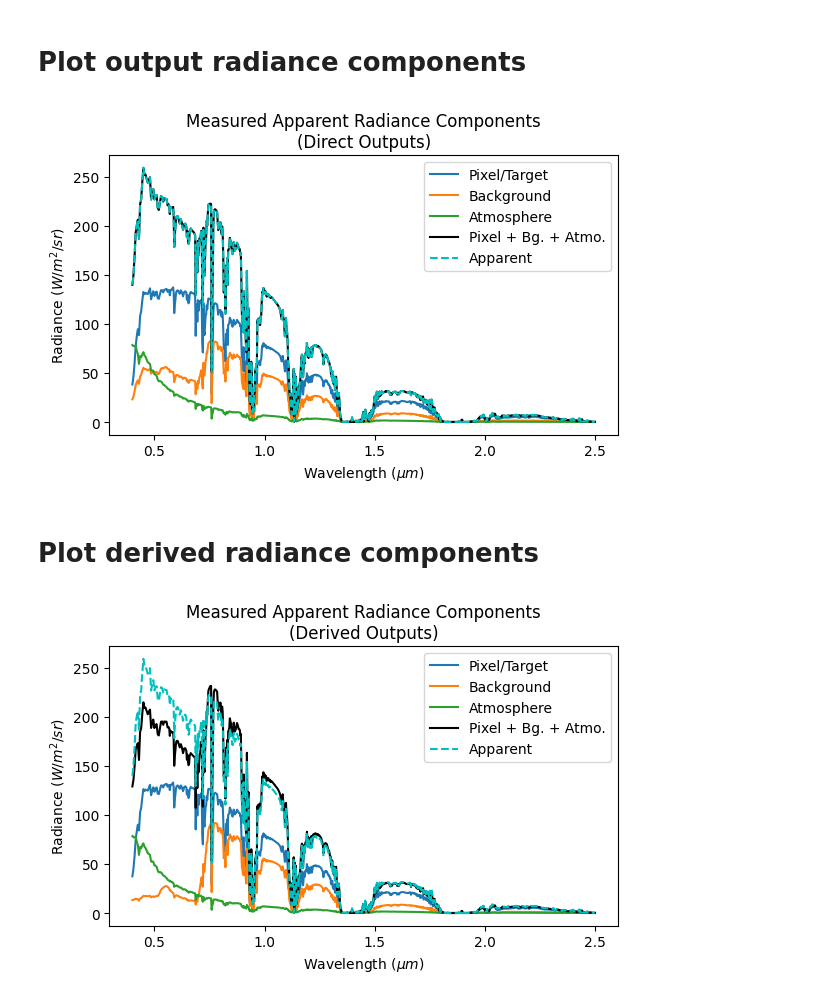
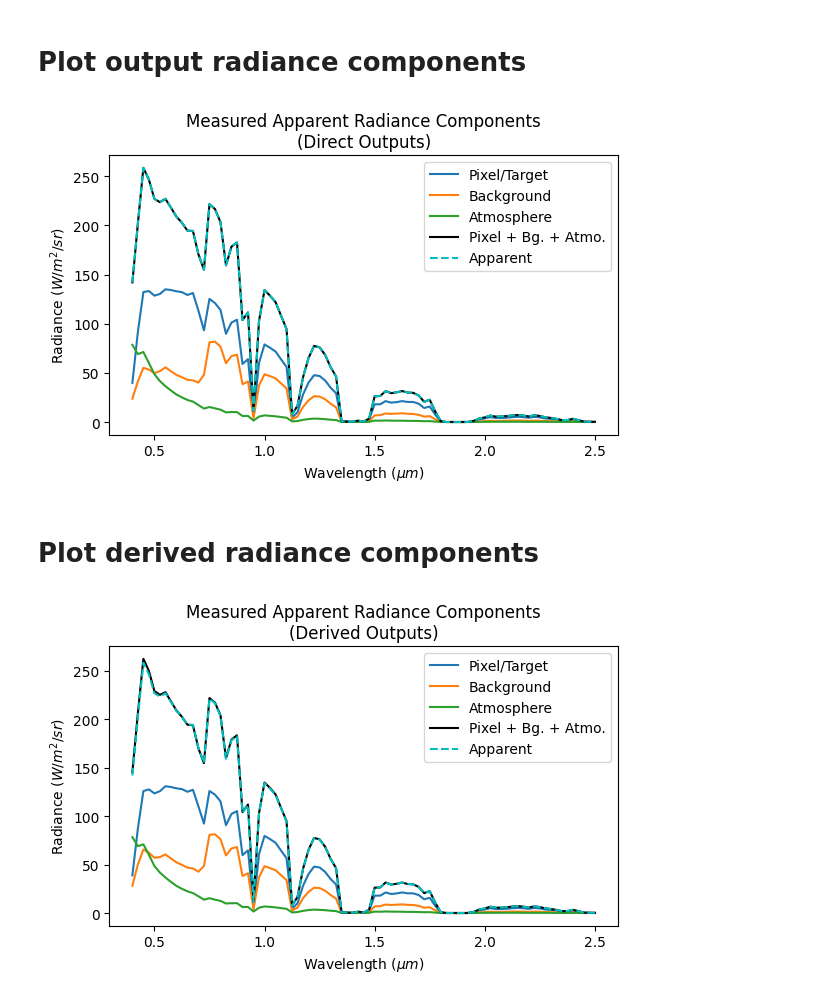
Before and after one commit to brianschubert/rtm-wrapper, a Jupyter notebook: notebooks/examples.ipynb, the cells around one changed output. Drawn from its saved outputs; the diff is of its cells as text; code cells hidden in the pictures.

Commit message:
Solve rho_t vs rho_b weighting in example for radius=0.5

```diff
--- a/notebooks/examples.ipynb
+++ b/notebooks/examples.ipynb
@@ -10,7 +10,7 @@ from rtm_wrapper import Py6SDenseOutput, make_sixs_wrapper
 # %% [markdown]
 # Setup
 # %%
-wl_spacing = 0.0025
+wl_spacing = 0.025
 wl = np.arange(0.4, 2.5 + wl_spacing, wl_spacing)
 
 usgs_lib = splib07.Splib07("usgs_splib07.zip")
@@ -25,8 +25,9 @@ s.altitudes.set_sensor_satellite_level()
 # s.ground_reflectance = Py6S.GroundReflectance().HomogeneousLambertian(
 #     np.stack((wl, ground_spec.spectrum), axis=-1)
 # )
+radius = 0.5
 s.ground_reflectance = Py6S.GroundReflectance().HeterogeneousLambertian(
-    radius=0.5,
+    radius=radius,
     ro_target=np.stack((wl, target_spec.spectrum), axis=-1),
     ro_env=np.stack((wl, ground_spec.spectrum), axis=-1),
 )
@@ -62,7 +63,7 @@ ax.set_xlabel(r"Wavelength ($\mu m$)")
 ax.set_ylabel(r"Radiance ($W/m^2/sr$)")
 ax.set_title("Measured Apparent Radiance Components\n(Direct Outputs)");
 # %% [output]
-[figure, old version]
+[figure, new version]
 # %% [markdown]
 # Plot derived radiance components
 # %%
@@ -82,32 +83,32 @@ l_background = (
     outputs.cos_zenith_solar
     * outputs.solar_spectrum
     * outputs.transmittance_global_gas["total"]
     * (outputs.transmittance_direct_down + outputs.transmittance_diffuse_down)
     * outputs.transmittance_diffuse_up
-    * rho_b
+    * (rho_b + rho_t) / 2  # only for radius of 0.5 km
     * s_star
 ) / np.pi
 l_diff_amto = (
     outputs.cos_zenith_solar
     * outputs.solar_spectrum
     * outputs.atmospheric_intrinsic_reflectance
 ) / np.pi
 l_model = l_target + l_background + l_diff_amto
 
 fig, ax = plt.subplots(figsize=(6, 4), layout="tight")
 ax.plot(wl, l_target, label="Pixel/Target")
 ax.plot(wl, l_background, label="Background")
 ax.plot(wl, l_diff_amto, label="Atmosphere")
 ax.plot(
     wl,
     l_model,
     label="Pixel + Bg. + Atmo.",
     color="k",
 )
 ax.plot(wl, outputs.apparent_radiance, label="Apparent", linestyle="--", color="c")
 ax.legend()
 ax.set_xlabel(r"Wavelength ($\mu m$)")
 ax.set_ylabel(r"Radiance ($W/m^2/sr$)")
 ax.set_title("Measured Apparent Radiance Components\n(Derived Outputs)");
 # %% [output]
-[figure, old version]
+[figure, new version]
```
